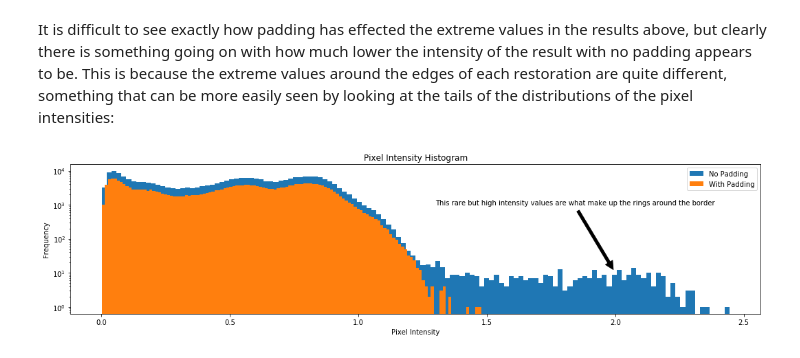
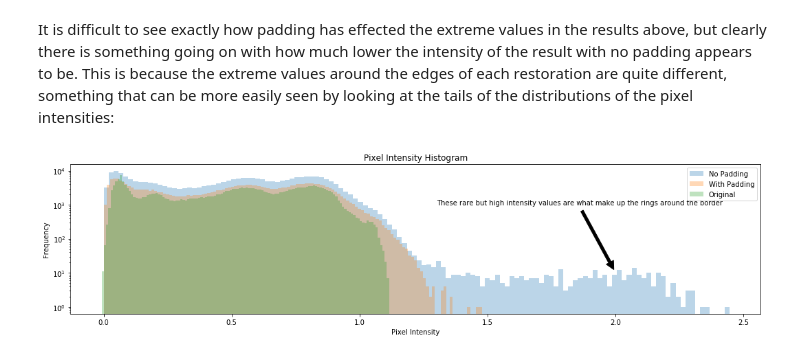
Before and after one commit to hammerlab/flowdec, a Jupyter notebook: python/examples/notebooks/Astronaut - Ringing Artifacts.ipynb, the cells around one changed output. Saved outputs shown, nothing was run; the diff lists cells and outputs as text; code cells hidden in the pictures.

```diff
--- a/python/examples/notebooks/Astronaut - Ringing Artifacts.ipynb
+++ b/python/examples/notebooks/Astronaut - Ringing Artifacts.ipynb
@@ -64,16 +64,17 @@ Wall time: 29.3 s
 # %% [markdown]
 It is difficult to see exactly how padding has effected the extreme values in the results above, but clearly there is something going on with how much lower the intensity of the result with no padding appears to be.  This is because the extreme values around the edges of each restoration are quite different, something that can be more easily seen by looking at the tails of the distributions of the pixel intensities:
 # %%
-plt.hist(img_decon.ravel(), log=True, bins=128, label='No Padding')
-plt.hist(img_decon_pad.ravel(), log=True, bins=128, label='With Padding')
+plt.hist(img_decon.ravel(), log=True, bins=128, label='No Padding', alpha=.3)
+plt.hist(img_decon_pad.ravel(), log=True, bins=128, label='With Padding', alpha=.3)
+plt.hist(img_blur.ravel(), log=True, bins=128, label='Original', alpha=.3)
 plt.gcf().set_size_inches(18, 4)
 ax = plt.gca()
-annotation = 'This rare but high intensity values are what make up the rings around the border'
+annotation = 'These rare but high intensity values are what make up the rings around the border'
 ax.annotate(annotation, xy=(2, 10), xytext=(1.3, 1000), arrowprops=dict(facecolor='black', shrink=0.05),)
 ax.set_title('Pixel Intensity Histogram')
 ax.set_xlabel('Pixel Intensity')
 ax.set_ylabel('Frequency')
 plt.legend()
 None
 # %% [output]
-[figure, old version]
+[figure, new version]
```
Also changed, not shown: parts of 1 cell of this notebook, 2 other files.
